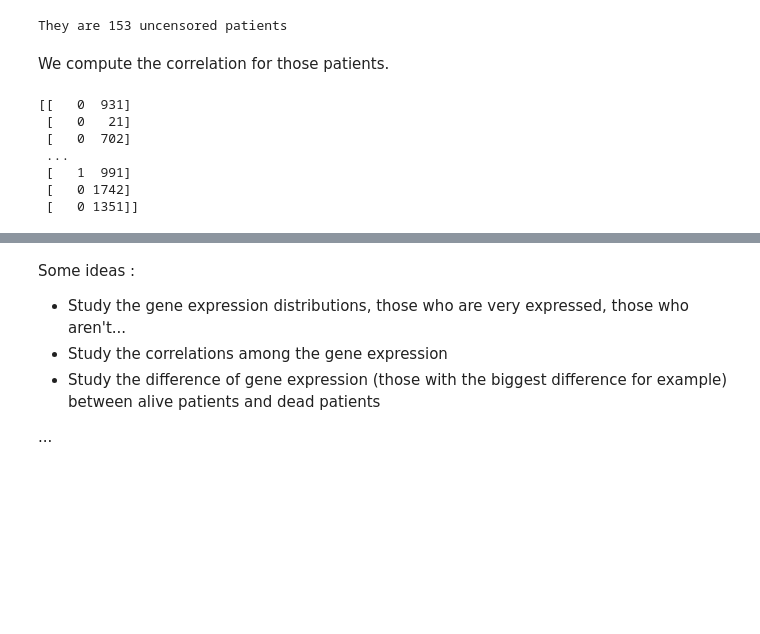
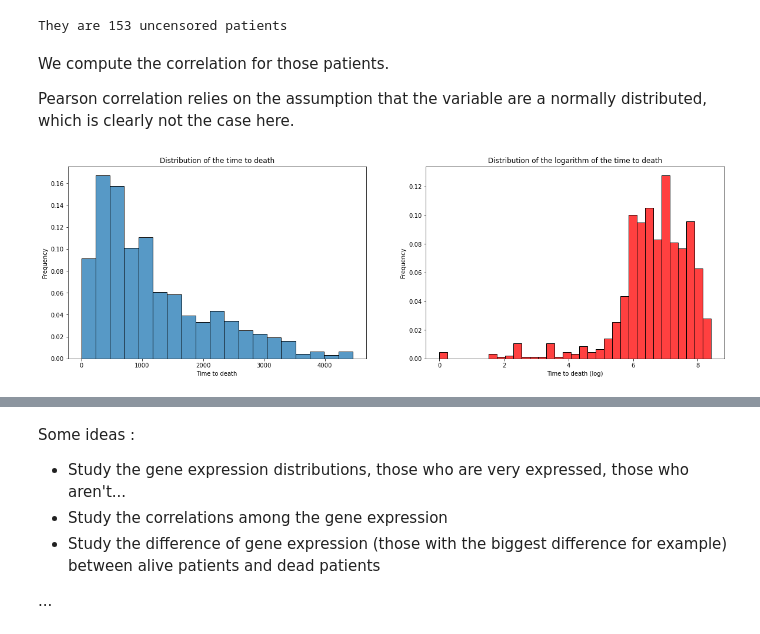
Before and after one commit to StephaneBereux/Cancer-survival-challenge, a Jupyter notebook: starting_kit.ipynb, the cells around one changed output, grey strips where cells are left out. Drawn from its saved outputs; the diff is of its cells as text; code cells hidden in the pictures; blank space fills up the shorter version.

```diff
--- a/starting_kit.ipynb
+++ b/starting_kit.ipynb
@@ -161,15 +162,21 @@ X_uncensored = X_train[X_train['death']==1]
 print('They are %i uncensored patients' %len(X_uncensored))
 # %% [output]
 They are 153 uncensored patients
-# %% [markdown]
-We compute the correlation for those patients.
-# %%
-print(y_train.values)
-# %% [output]
-[[   0  931]
- [   0   21]
- [   0  702]
- ...
- [   1  991]
- [   0 1742]
- [   0 1351]]
+# %% [markdown]
+We compute the correlation for those patients.
+
+Pearson correlation relies on the assumption that the variable are a normally distributed, which is clearly not the case here.
+# %%
+fig, (ax1, ax2) = plt.subplots(1, 2, figsize=(20,6))
+sns.histplot(y_train['time'].to_numpy(), ax=ax1, stat='probability')
+ax1.set_title('Distribution of the time to death')
+ax1.set_xlabel('Time to death')
+ax1.set_ylabel('Frequency')
+
+sns.histplot(np.log(y_train['time'].to_numpy()), ax=ax2, stat='probability', color='r')
+ax2.set_title('Distribution of the logarithm of the time to death')
+ax2.set_xlabel('Time to death (log)')
+ax2.set_ylabel('Frequency')
+plt.show()
+# %% [output]
+[figure, added]
```
Also changed, not shown: parts of 2 cells of this notebook, 1 other file.
